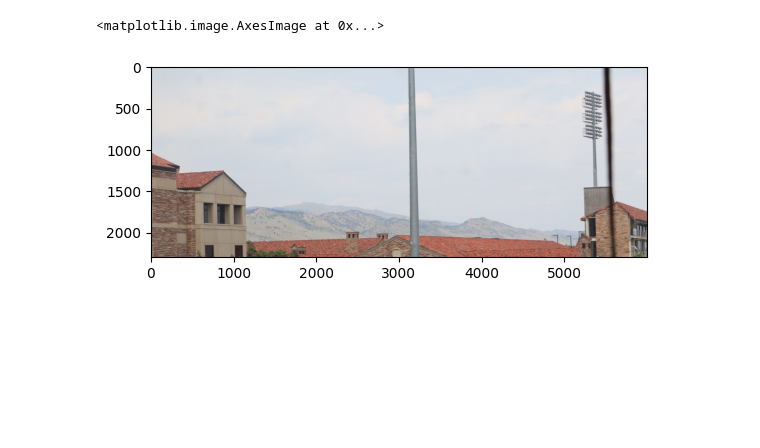
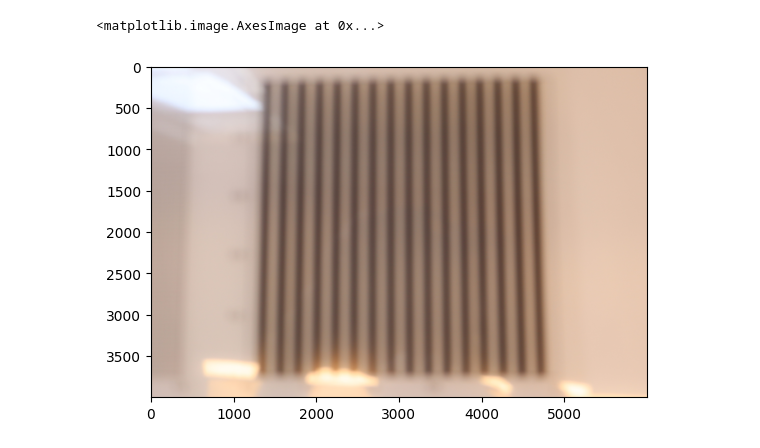
Before and after one commit to 42IceLollies/summer_research_26, a Jupyter notebook: dehazing_image.ipynb, the cells around one changed output. Drawn from its saved outputs; the diff is of its cells as text; code cells hidden in the pictures; blank space fills up the shorter version.

```diff
--- a/dehazing_image.ipynb
+++ b/dehazing_image.ipynb
@@ -9,22 +10,24 @@ patch_size = 20
 # %%
 # Traverse over the pixels in the image in chunks
 # Analyzing them two at a time just for the sake of this, but I think there
 # are probably better solutions we can come up with eventually
 # Especially with the need for interpolation
 
 # Maybe make an array as like a map of what all the values are comparing the A_hat between all lateral patches
 # Then somehow mesh this, if it's working decently
 
 
 
 # Reading in the image
-image = cv.imread("EOS_R100_JPG/jpg0005.jpg")
+image = cv.imread("EOS_R100_JPG/jpg0006.jpg")
 image = image[:,:,::-1]
-image = image[:2300,:]
+# image = image[:2300,:]
+# print(len(image))
+# print(image[5999, 0])
 plt.imshow(image)
 # %% [output]
 <matplotlib.image.AxesImage at 0x...>
-[figure, old version]
+[figure, new version]
 # %%
 # Helper Functions
 
```
Also changed, not shown: parts of 6 cells of this notebook, 13 other files.
